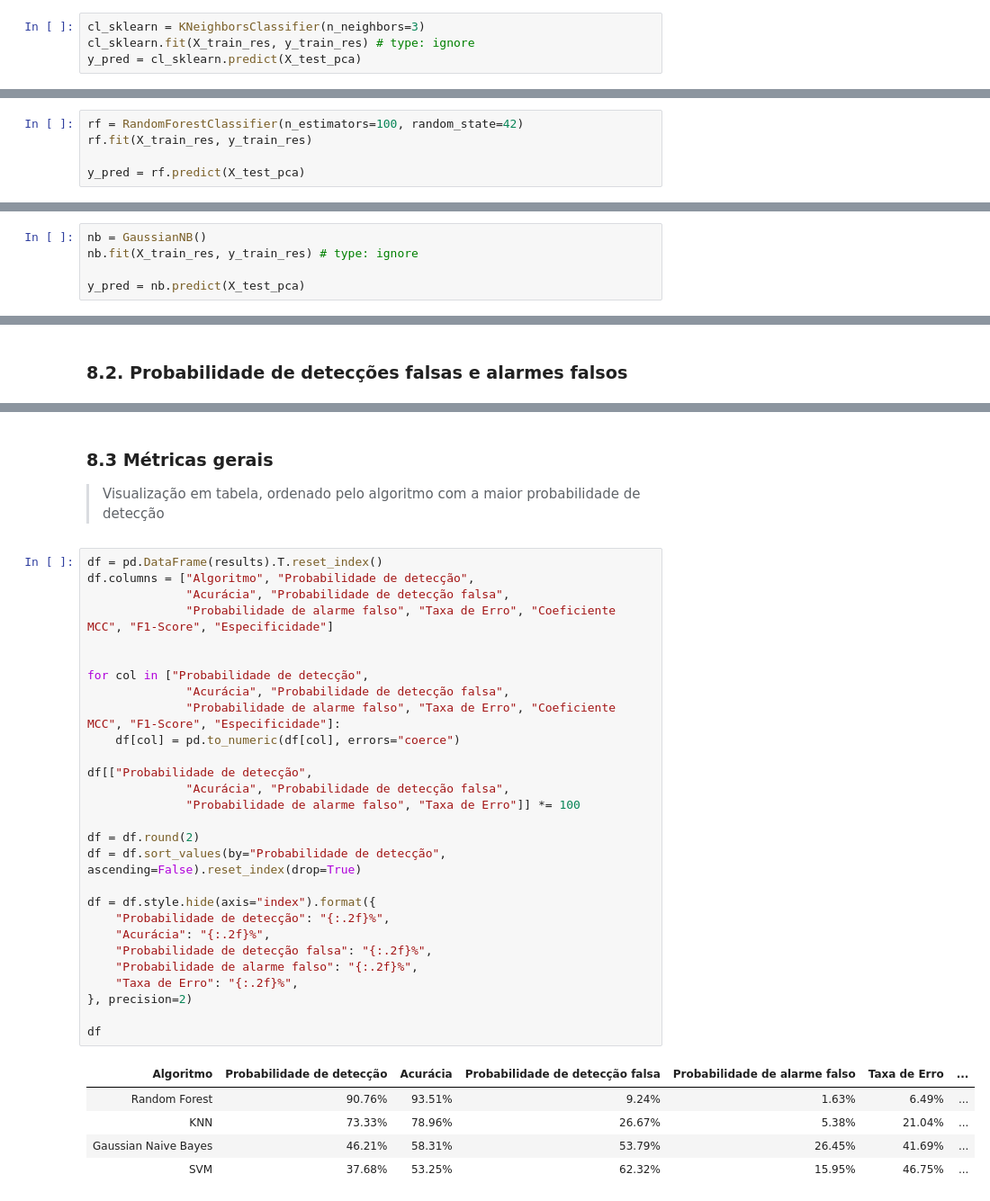
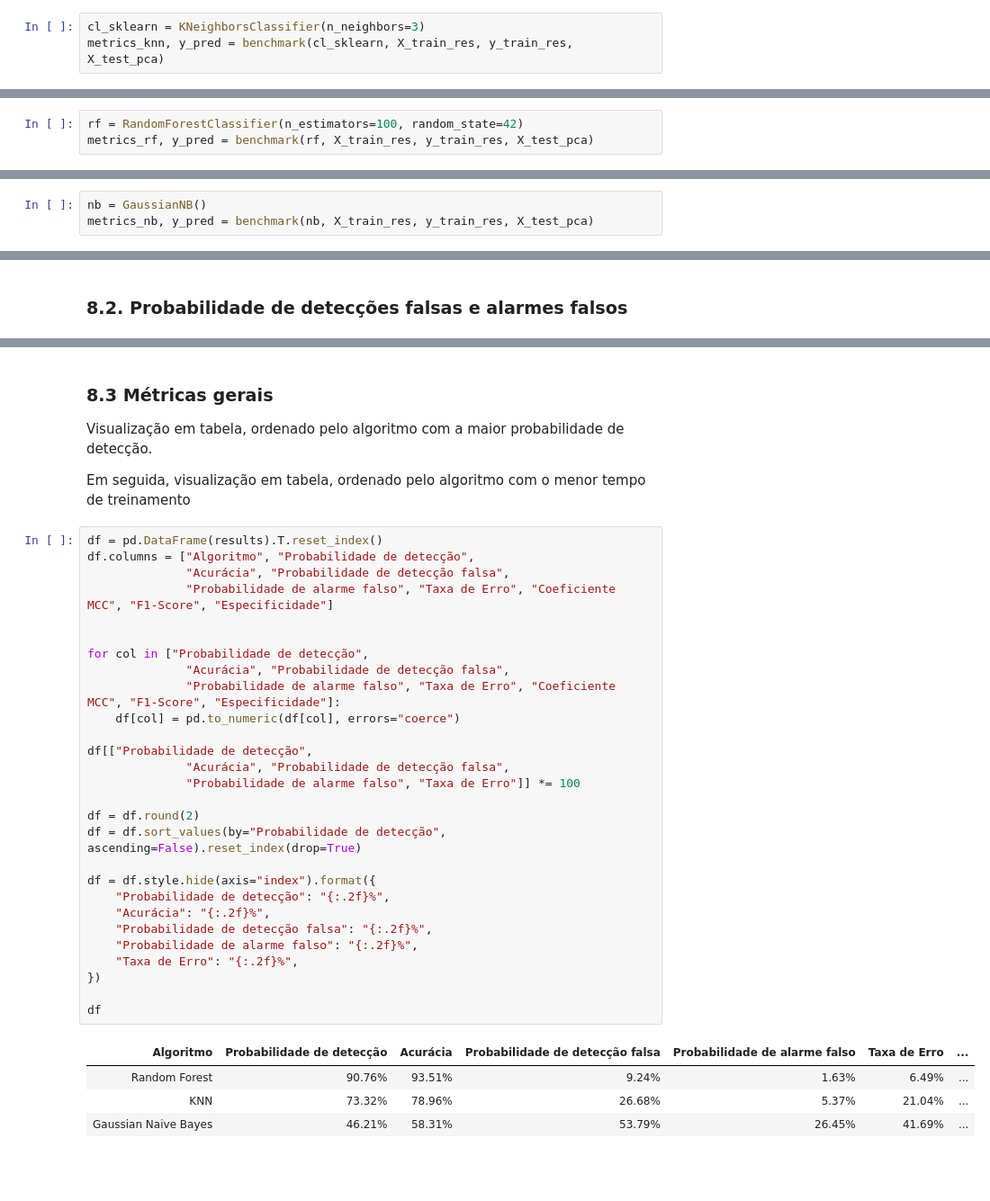
Before and after one commit to jtlimo/ccm-102, a Jupyter notebook: main.ipynb, the cells around one changed output, grey strips where cells are left out. Shown at 90% size. Saved outputs shown, nothing was run; the diff lists cells and outputs as text; blank space fills up the shorter version.

Commit message:
feat: adds table about performance metrics

```diff
--- a/main.ipynb
+++ b/main.ipynb
@@ -200,8 +241,7 @@ X_train_res, y_train_res = rus.fit_resample(X_train_pca, y_train) # type: ignore
 ## 2. Treino e teste do K-NN
 # %%
 cl_sklearn = KNeighborsClassifier(n_neighbors=3)
-cl_sklearn.fit(X_train_res, y_train_res) # type: ignore
-y_pred = cl_sklearn.predict(X_test_pca)
+metrics_knn, y_pred = benchmark(cl_sklearn, X_train_res, y_train_res, X_test_pca)
 # %% [markdown]
 ### 2.1 Métricas de desempenho do K-NN
 # %%
@@ -230,9 +271,7 @@ cm.plot(number_label=True, title="Matriz de Confusão", cmap=plt.cm.Blues) # typ
 ## 3. Treino e teste do Random Forest
 # %%
 rf = RandomForestClassifier(n_estimators=100, random_state=42)
-rf.fit(X_train_res, y_train_res)
-
-y_pred = rf.predict(X_test_pca)
+metrics_rf, y_pred = benchmark(rf, X_train_res, y_train_res, X_test_pca)
 # %% [markdown]
 ### 3.1 Métricas de desempenho do Random Forest
 # %%
@@ -261,9 +300,7 @@ cm_rf.plot(number_label=True, title="Matriz de Confusão", cmap=plt.cm.Blues) #
 ## 4. Treino e teste do Gausian Naive Bayes
 # %%
 nb = GaussianNB()
-nb.fit(X_train_res, y_train_res) # type: ignore
-
-y_pred = nb.predict(X_test_pca)
+metrics_nb, y_pred = benchmark(nb, X_train_res, y_train_res, X_test_pca)
 # %% [markdown]
 ### 4.1 Métricas de desempenho do Gaussian Naive Bayes
 # %%
@@ -356,38 +393,40 @@ plot_metrics_graphic(results, metrics_to_plot=["pmd", "pfa"])
 [figure]
 # %% [markdown]
 ### 8.3 Métricas gerais
-> Visualização em tabela, ordenado pelo algoritmo com a maior probabilidade de detecção
+
+Visualização em tabela, ordenado pelo algoritmo com a maior probabilidade de detecção.
+
+Em seguida, visualização em tabela, ordenado pelo algoritmo com o menor tempo de treinamento
 # %%
 df = pd.DataFrame(results).T.reset_index()
 df.columns = ["Algoritmo", "Probabilidade de detecção",
               "Acurácia", "Probabilidade de detecção falsa",
               "Probabilidade de alarme falso", "Taxa de Erro", "Coeficiente MCC", "F1-Score", "Especificidade"]
 
 
 for col in ["Probabilidade de detecção",
               "Acurácia", "Probabilidade de detecção falsa",
               "Probabilidade de alarme falso", "Taxa de Erro", "Coeficiente MCC", "F1-Score", "Especificidade"]:
     df[col] = pd.to_numeric(df[col], errors="coerce")
 
 df[["Probabilidade de detecção",
               "Acurácia", "Probabilidade de detecção falsa",
               "Probabilidade de alarme falso", "Taxa de Erro"]] *= 100
 
 df = df.round(2)
 df = df.sort_values(by="Probabilidade de detecção", ascending=False).reset_index(drop=True)
 
 df = df.style.hide(axis="index").format({
     "Probabilidade de detecção": "{:.2f}%",
     "Acurácia": "{:.2f}%",
     "Probabilidade de detecção falsa": "{:.2f}%",
     "Probabilidade de alarme falso": "{:.2f}%",
     "Taxa de Erro": "{:.2f}%",
-}, precision=2)
+})
 
 df
 # %% [output]
 | Algoritmo | Probabilidade de detecção | Acurácia | Probabilidade de detecção falsa | Probabilidade de alarme falso | Taxa de Erro | ... |
 | Random Forest | 90.76% | 93.51% | 9.24% | 1.63% | 6.49% | ... |
-| KNN | 73.33% | 78.96% | 26.67% | 5.38% | 21.04% | ... |
+| KNN | 73.32% | 78.96% | 26.68% | 5.37% | 21.04% | ... |
 | Gaussian Naive Bayes | 46.21% | 58.31% | 53.79% | 26.45% | 41.69% | ... |
-| SVM | 37.68% | 53.25% | 62.32% | 15.95% | 46.75% | ... |
```
Also changed, not shown: parts of 7 cells of this notebook.
